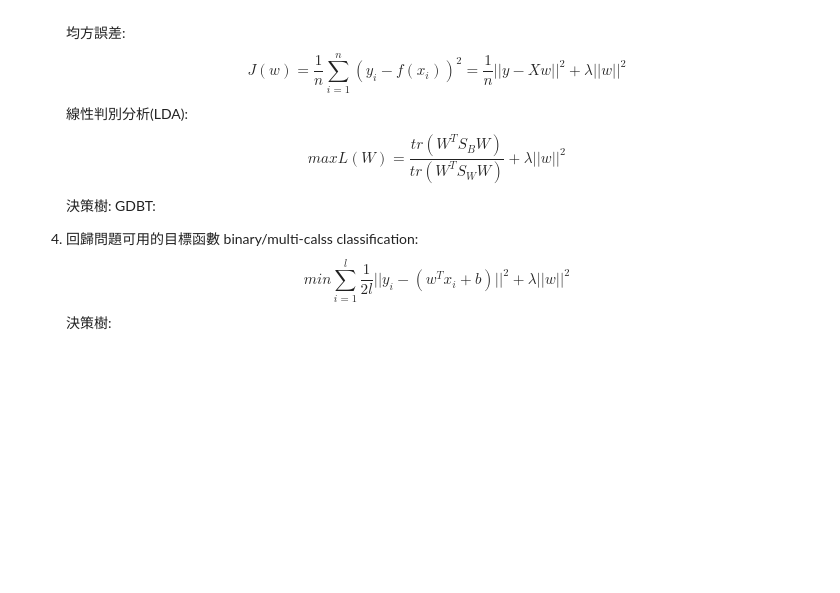
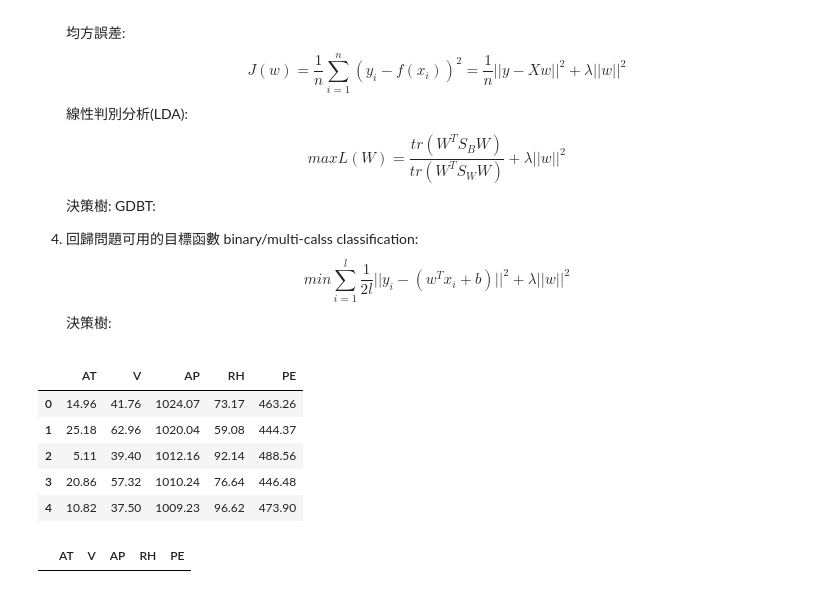
Before and after one commit to buc1107/ML100-Days, a Jupyter notebook: Homework/Day_033_HW.ipynb, the cells around one changed output. Cells and saved outputs as stored; diff of their text form; code cells hidden in the pictures; blank space fills up the shorter version.

```diff
--- a/Homework/Day_033_HW.ipynb
+++ b/Homework/Day_033_HW.ipynb
@@ -41,0 +46,13 @@ ANS: The generalization ability of an algorithm to correctly estimate the answer
+# %%
+electricity.head()
+# %% [output]
+|  | AT | V | AP | RH | PE |
+| 0 | 14.96 | 41.76 | 1024.07 | 73.17 | 463.26 |
+| 1 | 25.18 | 62.96 | 1020.04 | 59.08 | 444.37 |
+| 2 | 5.11 | 39.40 | 1012.16 | 92.14 | 488.56 |
+| 3 | 20.86 | 57.32 | 1010.24 | 76.64 | 446.48 |
+| 4 | 10.82 | 37.50 | 1009.23 | 96.62 | 473.90 |
+# %%
+electricity[electricity.isnull().values==True]
+# %% [output]
+|  | AT | V | AP | RH | PE |
```
Also changed, not shown: parts of 9 cells of this notebook, 6 other files.
